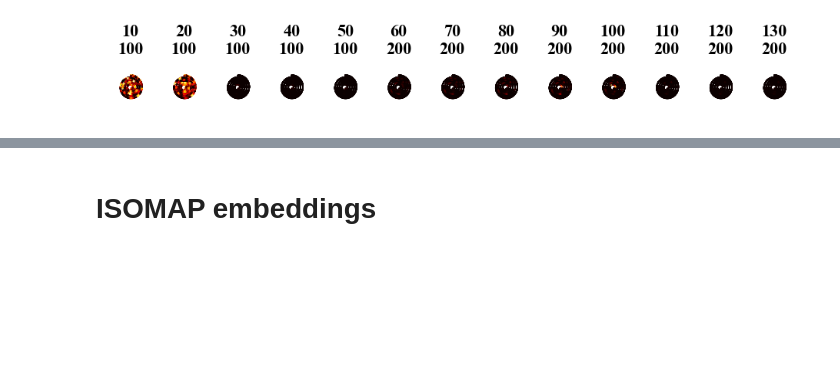
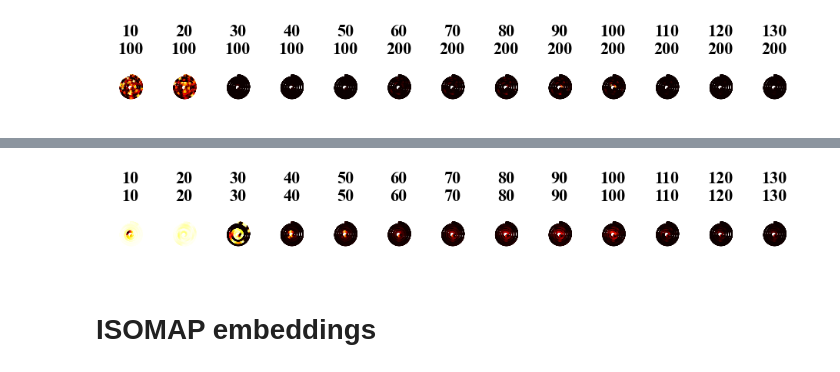
Before and after one commit to chiggum/LEGO, a Jupyter notebook: examples/high_aspect_ratio_swissroll.ipynb, the cells around one changed output, grey strips where cells are left out. Drawn from its saved outputs; the diff is of its cells as text; code cells hidden in the pictures; blank space fills up the shorter version.

```diff
--- a/examples/high_aspect_ratio_swissroll.ipynb
+++ b/examples/high_aspect_ratio_swissroll.ipynb
@@ -389,3 +431,21 @@ plt.savefig(VIS.save_dir + '/hyperparam_ablation_error_plotted_on_X.png', dpi=60
+# %%
+fig = plt.figure(figsize=(len(n_eig_list)*0.9, 2))
+axes = []
+for i in range(len(n_eig_list)):
+    axes.append(fig.add_subplot(1, len(n_eig_list), i+1, projection='3d'))
+    axes[i].view_init(azim=-87, elev=10)
+
+for i in range(len(n_eig_list)):
+    plt.subplots_adjust(wspace=0, hspace=0)
+    p = axes[i].scatter(*X0.T, c=error_per_n_eig[i]['LEGO'], cmap='hot', vmin=0, vmax=1, s=0.25)
+    axes[i].set_title(str(n_eig_for_grad_list[i])+'\n'+str(n_eig_list[i]))
+    axes[i].axis('off')
+    axes[i].axis('equal')
+
+#fig.colorbar(p, ax=axes, orientation='vertical', shrink=0.5)
+plt.savefig(VIS.save_dir + '/hyperparam_ablation_error_same_m_m0__plotted_on_X.png', dpi=600)
+# %% [output]
+[figure, added]
 # %% [markdown]
 # ISOMAP embeddings
 # %%
```
Also changed, not shown: parts of 4 cells of this notebook, 5 other files.
